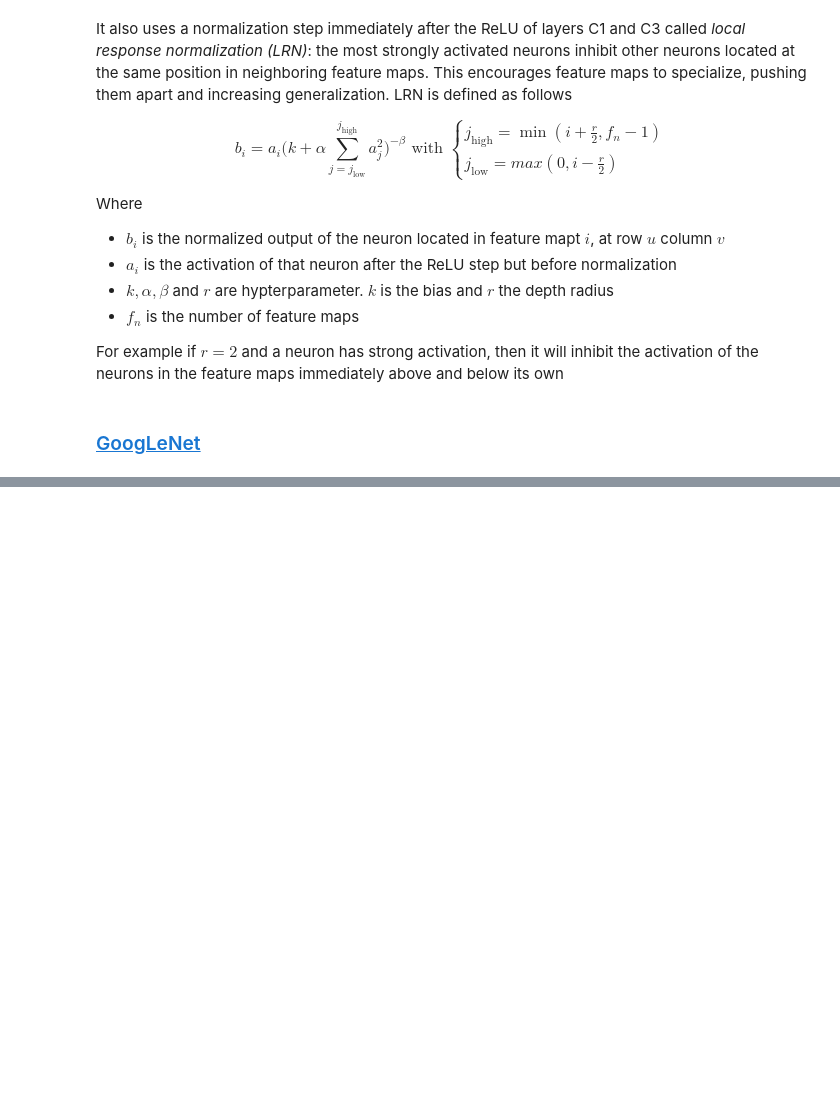
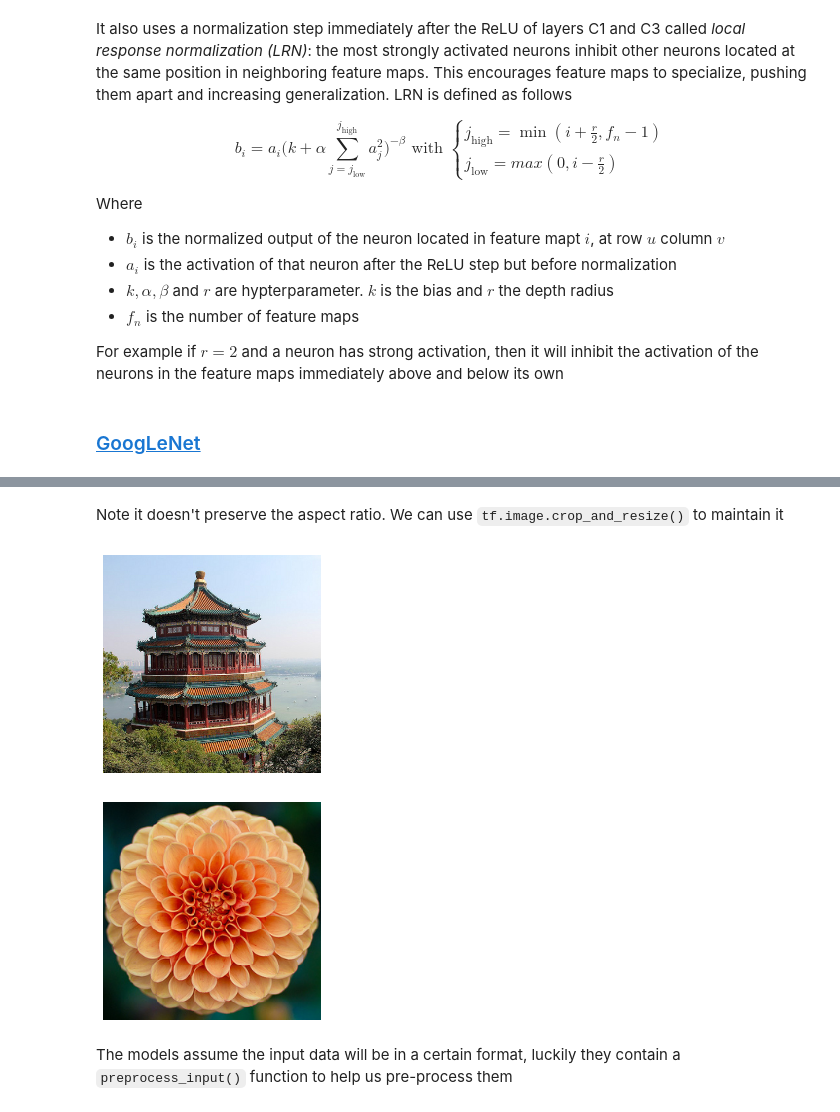
Before and after one commit to amaralcs/homl, a Jupyter notebook: 14_convolutional_neural_networks.ipynb, the cells around one changed output, grey strips where cells are left out. Cells and saved outputs as stored; diff of their text form; code cells hidden in the pictures; blank space fills up the shorter version.

````diff
--- a/14_convolutional_neural_networks.ipynb
+++ b/14_convolutional_neural_networks.ipynb
@@ -296,0 +426,15 @@ For example if $r=2$ and a neuron has strong activation, then it will inhibit th
+# %% [markdown]
+Note it doesn't preserve the aspect ratio.  We can use ```tf.image.crop_and_resize()``` to maintain it
+# %%
+china_box = [0, 0.03, 1, 0.68]
+flower_box = [0.19, 0.26, 0.86, 0.7]
+images_resized = tf.image.crop_and_resize(images, [china_box, flower_box], [0, 1], [224, 224])
+plot_color_image(images_resized[0])
+plt.show()
+plot_color_image(images_resized[1])
+plt.show()
+# %% [output]
+[figure, added]
+[figure, added]
+# %% [markdown]
+The models assume the input data will be in a certain format, luckily they contain a ```preprocess_input()``` function to help us pre-process them
````
Also changed, not shown: parts of 35 cells of this notebook.
